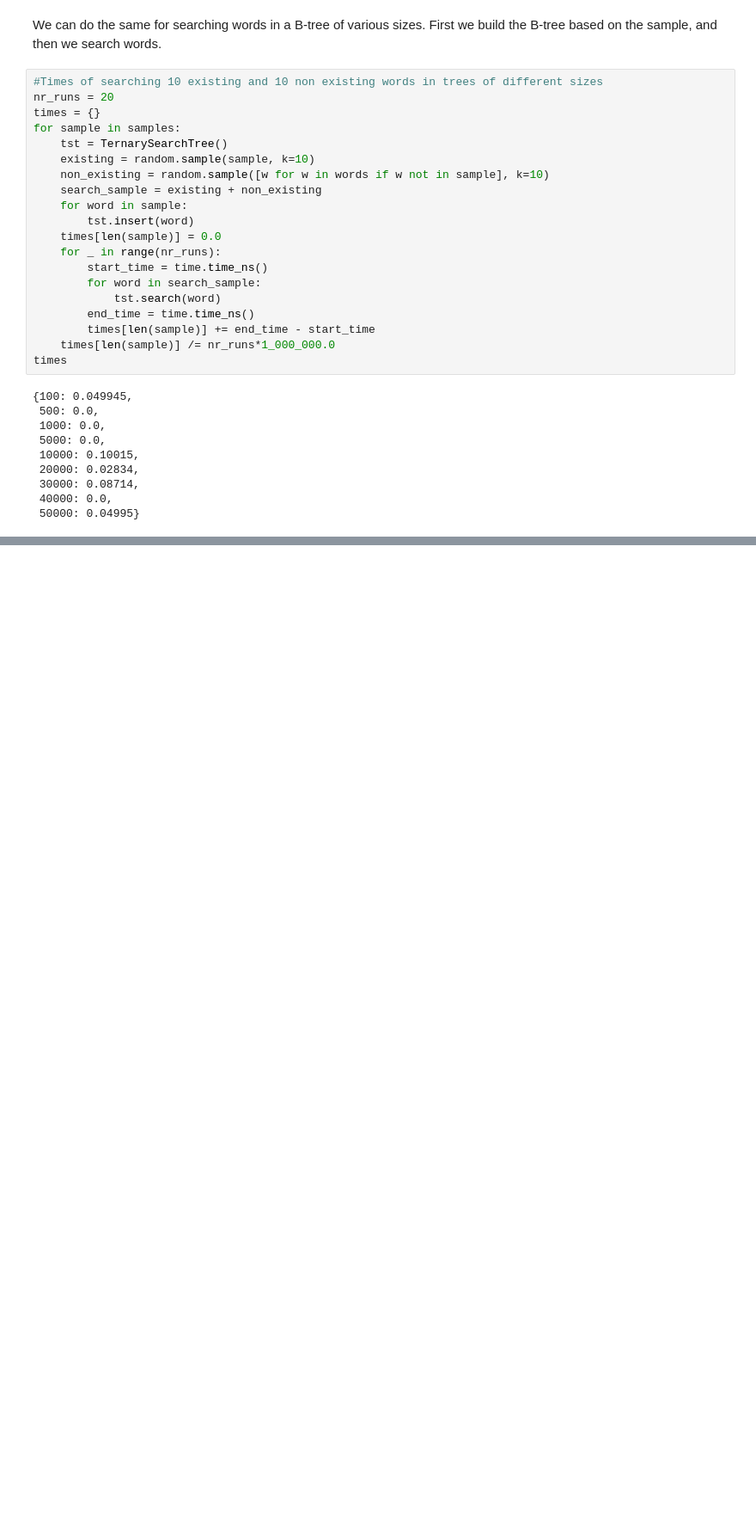
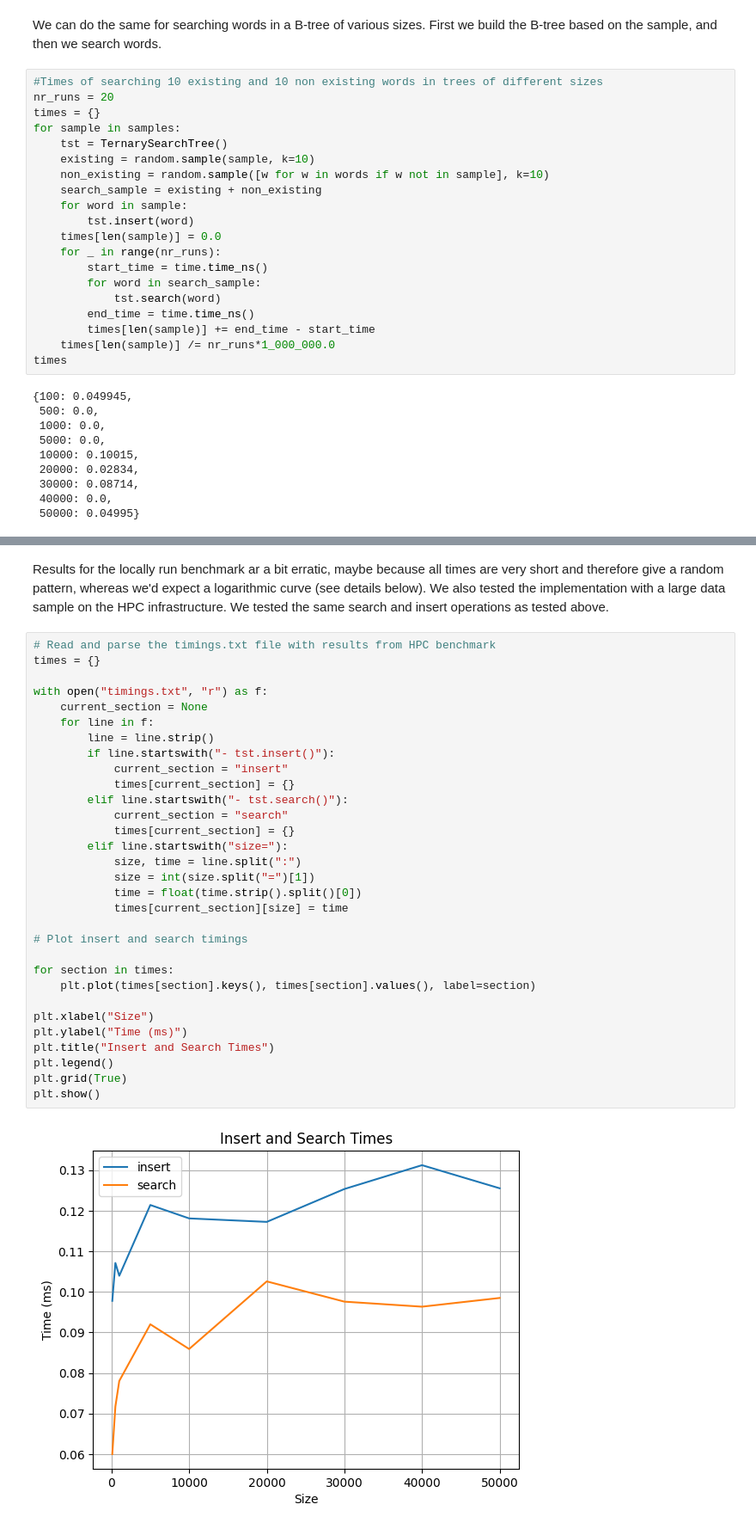
Before and after one commit to luisherrerapaltan/CDS, a Jupyter notebook: ternary_search_tree.ipynb, the cells around one changed output, grey strips where cells are left out. Shown at 86% size. Cells and saved outputs as stored; diff of their text form; blank space fills up the shorter version.

Commit message:
Add HPC benchmark to notebook

```diff
--- a/ternary_search_tree.ipynb
+++ b/ternary_search_tree.ipynb
@@ -282,2 +282,38 @@ plt.plot(times.keys(), times.values());
 # %% [output]
 [figure]
+# %% [markdown]
+Results for the locally run benchmark ar a bit erratic, maybe because all times are very short and therefore give a random pattern, whereas we'd expect a logarithmic curve (see details below).
+We also tested the implementation with a large data sample on the HPC infrastructure. We tested the same search and insert operations as tested above.
+# %%
+# Read and parse the timings.txt file with results from HPC benchmark
+times = {}
+
+with open("timings.txt", "r") as f:
+    current_section = None
+    for line in f:
+        line = line.strip()
+        if line.startswith("- tst.insert()"):
+            current_section = "insert"
+            times[current_section] = {}
+        elif line.startswith("- tst.search()"):
+            current_section = "search"
+            times[current_section] = {}
+        elif line.startswith("size="):
+            size, time = line.split(":")
+            size = int(size.split("=")[1])
+            time = float(time.strip().split()[0])
+            times[current_section][size] = time
+
+# Plot insert and search timings
+
+for section in times:
+    plt.plot(times[section].keys(), times[section].values(), label=section)
+
+plt.xlabel("Size")
+plt.ylabel("Time (ms)")
+plt.title("Insert and Search Times")
+plt.legend()
+plt.grid(True)
+plt.show()
+# %% [output]
+[figure, added]
```
Also changed, not shown: parts of 3 cells of this notebook.
